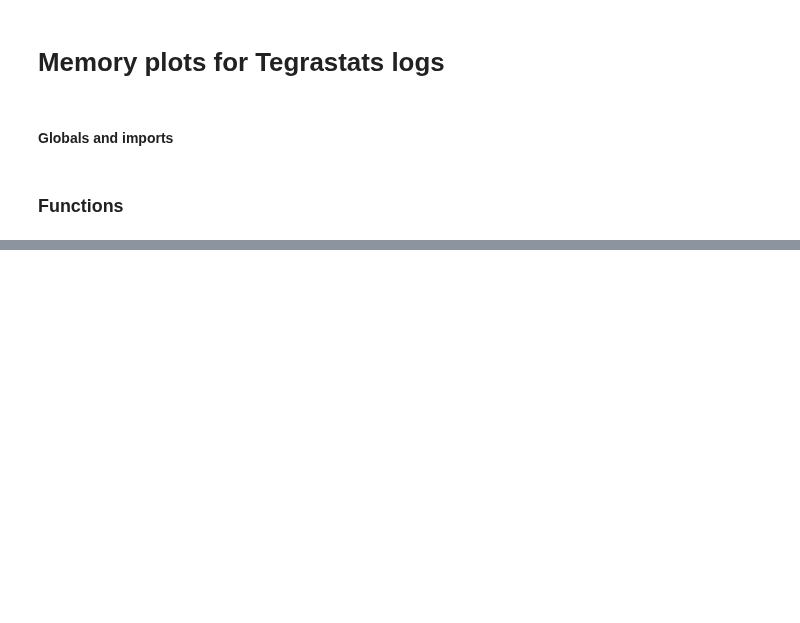
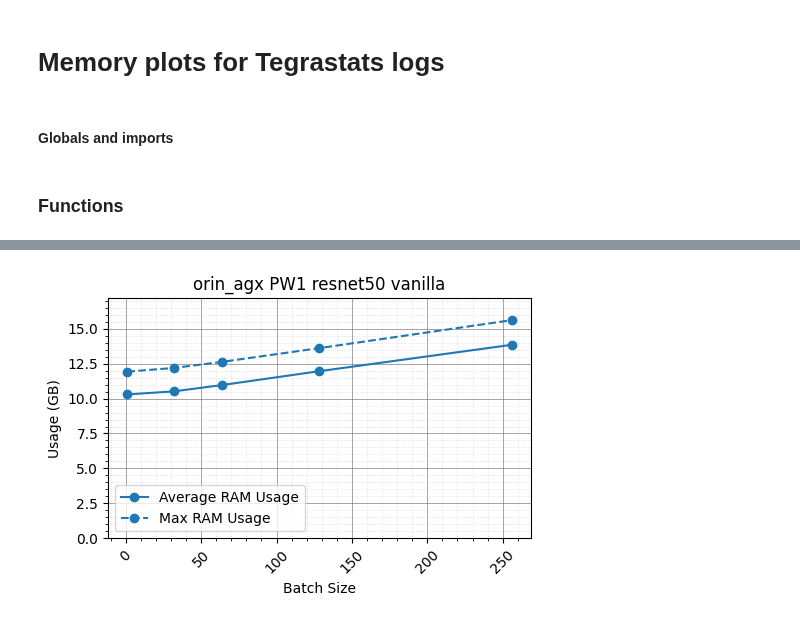
Before and after one commit to Juanx65/ArtTRT, a Jupyter notebook: post_processing/plot_memory_from_tegrastats_logs.ipynb, the cells around one changed output, grey strips where cells are left out. Cells and saved outputs as stored; diff of their text form; code cells hidden in the pictures; blank space fills up the shorter version.

Commit message:
plot memory from tegrastats update

```diff
--- a/post_processing/plot_memory_from_tegrastats_logs.ipynb
+++ b/post_processing/plot_memory_from_tegrastats_logs.ipynb
@@ -159,8 +159,8 @@ def plot_memory_batch_size_compare(data_dicts, batch_sizes):
         """
 
     # Plot RAM usage
-    plt.rcParams.update({'font.size': 14})
-    plt.figure(figsize=(10, 7)).tight_layout()
+    plt.rcParams.update({'font.size': 10})
+    plt.figure(figsize=(5, 3.5)).tight_layout()
     plt.plot(batch_sizes, avg_ram_usage, label='Average RAM Usage', marker='o',color='tab:blue')
     plt.plot(batch_sizes, max_ram_usage, label='Max RAM Usage', linestyle='--', marker='o',color='tab:blue')
     max_ram_limit = max(max([ram / 1024 for ram in data['RAM']]) for data in data_dicts)
@@ -276,20 +280,22 @@ plot_memory_one_run_compare(
 # %%
-OPTIMIZATION = 'fp16'
+OPTIMIZATION = 'vanilla'
 PLATFORM = 'orin_agx'
-POWER_MODE = 'PM1'
+POWER_MODE = 'PW1'
 NETWORK = 'resnet50'
 
-data_bs_1 =  read_data(f'../outputs/tegrastats_log/{OPTIMIZATION}_{NETWORK}_bs_1_{POWER_MODE}_STATIC.txt')
-data_bs_32 = read_data(f'../outputs/tegrastats_log/{OPTIMIZATION}_{NETWORK}_bs_32_{POWER_MODE}_STATIC.txt')
-data_bs_64 = read_data(f'../outputs/tegrastats_log/{OPTIMIZATION}_{NETWORK}_bs_64_{POWER_MODE}_STATIC.txt')
-data_bs_128 = read_data(f'../outputs/tegrastats_log/{OPTIMIZATION}_{NETWORK}_bs_128_{POWER_MODE}_STATIC.txt')
-data_bs_256 = read_data(f'../outputs/tegrastats_log/{OPTIMIZATION}_{NETWORK}_bs_256_{POWER_MODE}_STATIC.txt')
+data_bs_1 =  read_data(f'../outputs/tegrastats_log/tegrastats_log_{PLATFORM}/{OPTIMIZATION}_{NETWORK}_bs_1_{POWER_MODE}.txt')
+data_bs_32 = read_data(f'../outputs/tegrastats_log/tegrastats_log_{PLATFORM}/{OPTIMIZATION}_{NETWORK}_bs_32_{POWER_MODE}.txt')
+data_bs_64 = read_data(f'../outputs/tegrastats_log/tegrastats_log_{PLATFORM}/{OPTIMIZATION}_{NETWORK}_bs_64_{POWER_MODE}.txt')
+data_bs_128 = read_data(f'../outputs/tegrastats_log/tegrastats_log_{PLATFORM}/{OPTIMIZATION}_{NETWORK}_bs_128_{POWER_MODE}.txt')
+data_bs_256 = read_data(f'../outputs/tegrastats_log/tegrastats_log_{PLATFORM}/{OPTIMIZATION}_{NETWORK}_bs_256_{POWER_MODE}.txt')
 
 # Graficar los datos
 plot_memory_batch_size_compare(
     [ data_bs_1, data_bs_32, data_bs_64,data_bs_128,data_bs_256],
     [ 1,32,64,128,256]
 )
+# %% [output]
+[figure, added]
 # %%
 # Leer datos de cada optimización
 
```
Also changed, not shown: parts of 4 cells of this notebook.
